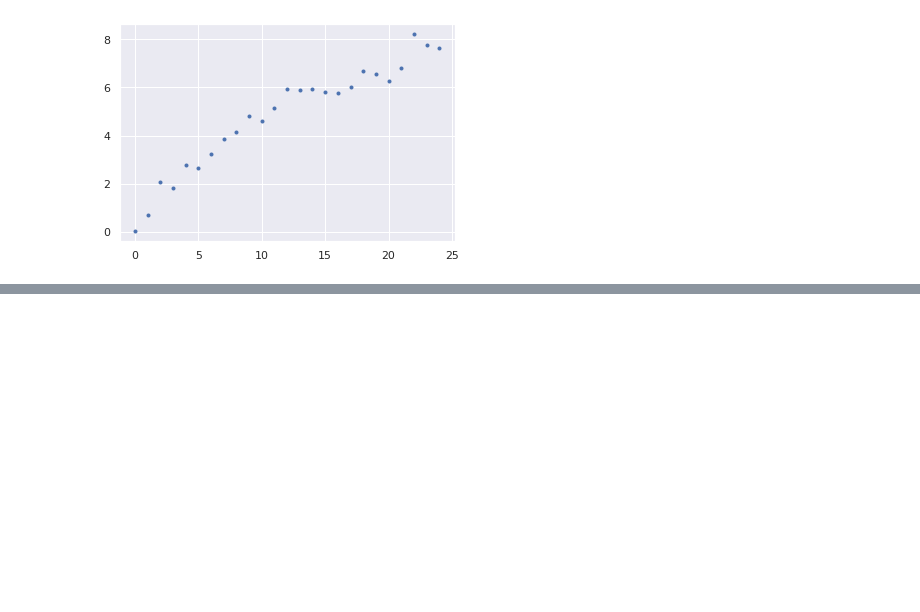
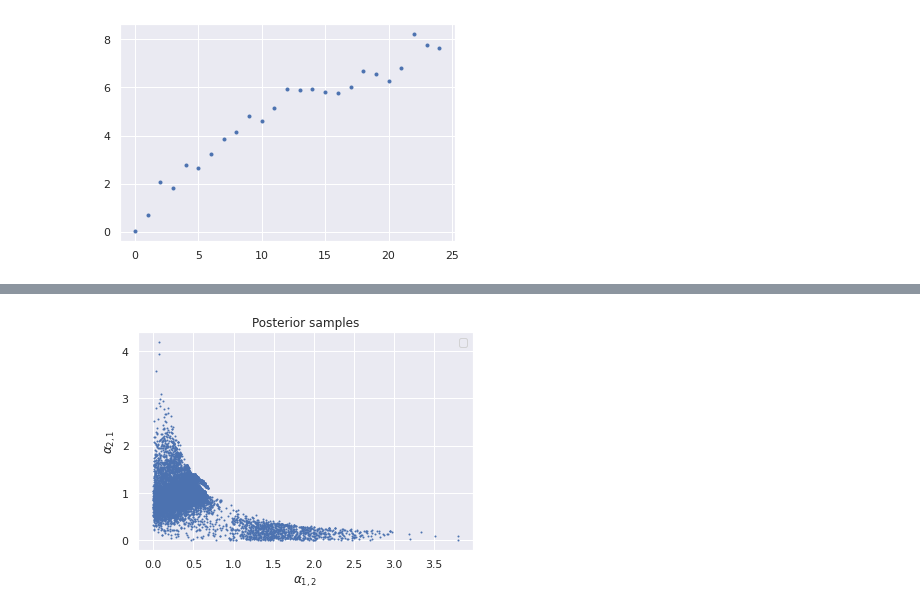
Before and after one commit to jear2412/BUQ-ODEsMCMC, a Jupyter notebook: SoilCarbonModelling.ipynb, the cells around one changed output, grey strips where cells are left out. Saved outputs shown, nothing was run; the diff lists cells and outputs as text; code cells hidden in the pictures; blank space fills up the shorter version.

```diff
--- a/SoilCarbonModelling.ipynb
+++ b/SoilCarbonModelling.ipynb
@@ -138,0 +243,9 @@ az.plot_pair(az_data, figsize=(16,9) , divergences=False, var_names=['k1', 'k2',
+# %%
+plt.plot(alpha12[0:10000], alpha21[0:10000],'.', markersize=2 )
+plt.xlabel( r'$\alpha_{1,2}$' )
+plt.ylabel( r'$\alpha_{2,1}$' )
+plt.title( 'Posterior samples' )
+plt.legend()
+plt.savefig( 'PSa1a2-1.png', dpi=500  )
+plt.show()
+# %% [output]
@@ -138,0 +253 @@ az.plot_pair(az_data, figsize=(16,9) , divergences=False, var_names=['k1', 'k2',
+[figure, added]
```
Also changed, not shown: parts of 30 cells of this notebook.
